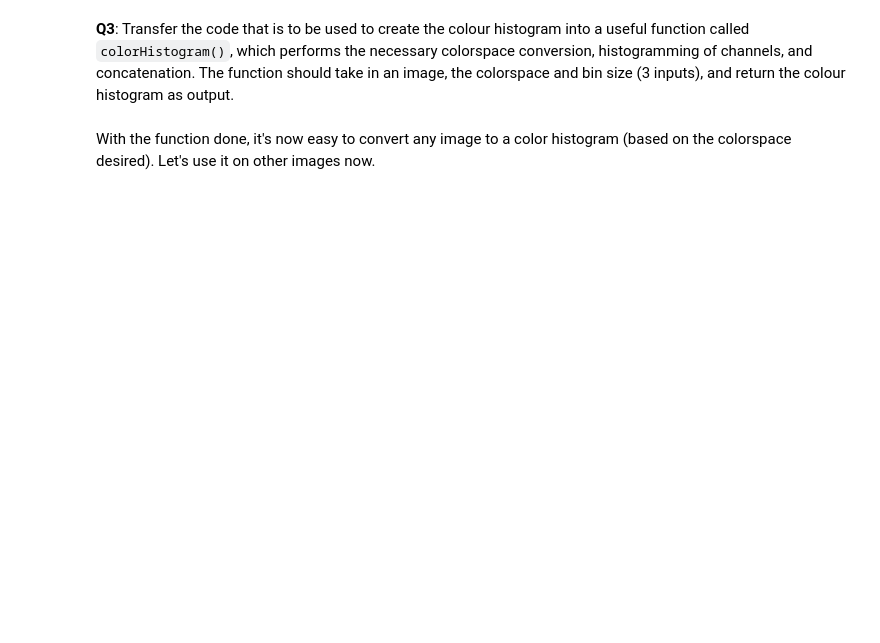
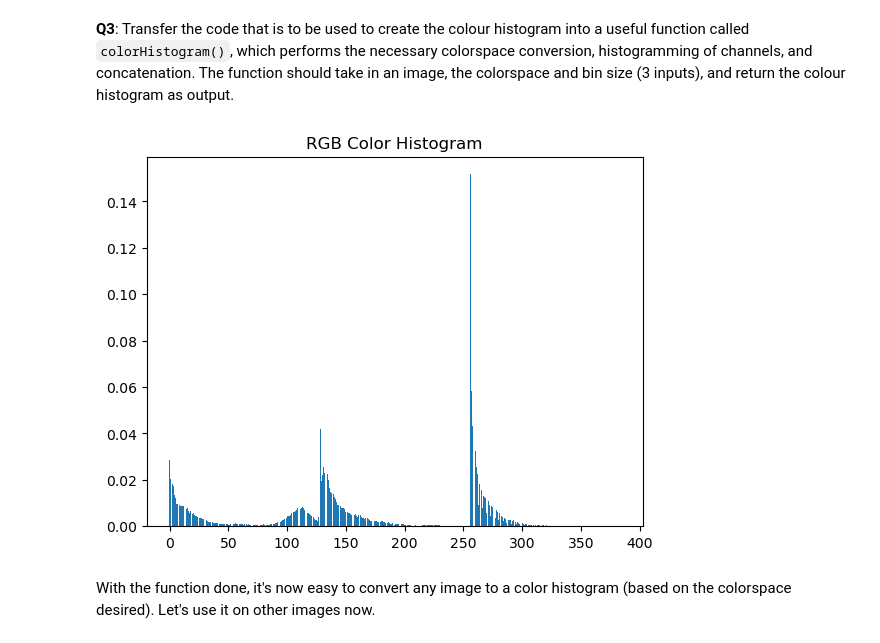
Before and after one commit to junyao0525/Vision-lab-CDS6334, a Jupyter notebook: Lab05/Lab05.ipynb, the cells around one changed output. Saved outputs shown, nothing was run; the diff lists cells and outputs as text; code cells hidden in the pictures; blank space fills up the shorter version.

```diff
--- a/Lab05/Lab05.ipynb
+++ b/Lab05/Lab05.ipynb
@@ -204,17 +289,41 @@ plt.show()
 # %%
 def colorHistogram(img, cspace='RGB', binsize=128):
    # Add you code here
 
     #Steps:
     #create a dictionary for cspace selection
     #convert image to color space specified
     #create a for loop to go through channels
     #generate histogram of channel
     #concatenate the histograms to form one histogram
     #optional: plot the histogram using bar plot
     #return the final histogram in float32 datatype
+    cspace_dict = {
+        'RGB': cv2.COLOR_BGR2RGB,
+        'HSV': cv2.COLOR_BGR2HSV,
+        'YCbCr': cv2.COLOR_BGR2YCrCb,
+        'XYZ': cv2.COLOR_BGR2XYZ,
+        'Lab': cv2.COLOR_BGR2Lab
+    }
+
+    converted_img = cv2.cvtColor(img, cspace_dict[cspace])
+
+    channels = cv2.split(converted_img)
+    histograms = []
+    for channel in channels:
+        hist, _ = np.histogram(channel, bins=binsize, density=True)
+        histograms.append(hist)
+    final_hist = np.concatenate(histograms).astype(np.float32)
+    pos = np.arange(len(final_hist))
+    plt.bar(pos, final_hist)
+    plt.title(f'{cspace} Color Histogram')
+    plt.show()
+
+    return final_hist
 
 rf_hist = colorHistogram(img)
+# %% [output]
+[figure, added]
 # %% [markdown]
 With the function done, it's now easy to convert any image to a color histogram (based on the colorspace desired). Let's use it on other images now.
 # %%
```
Also changed, not shown: parts of 18 cells of this notebook.
